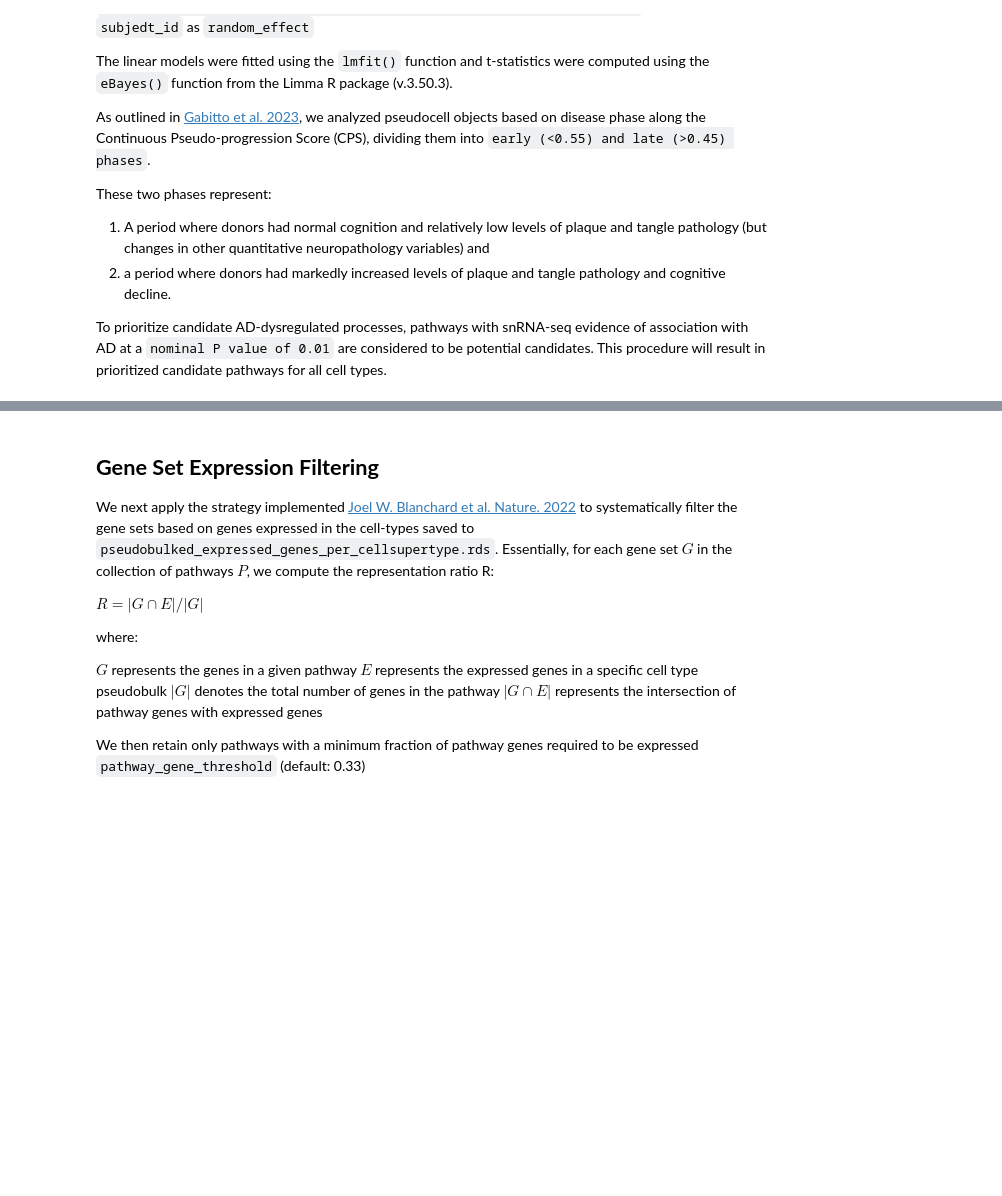
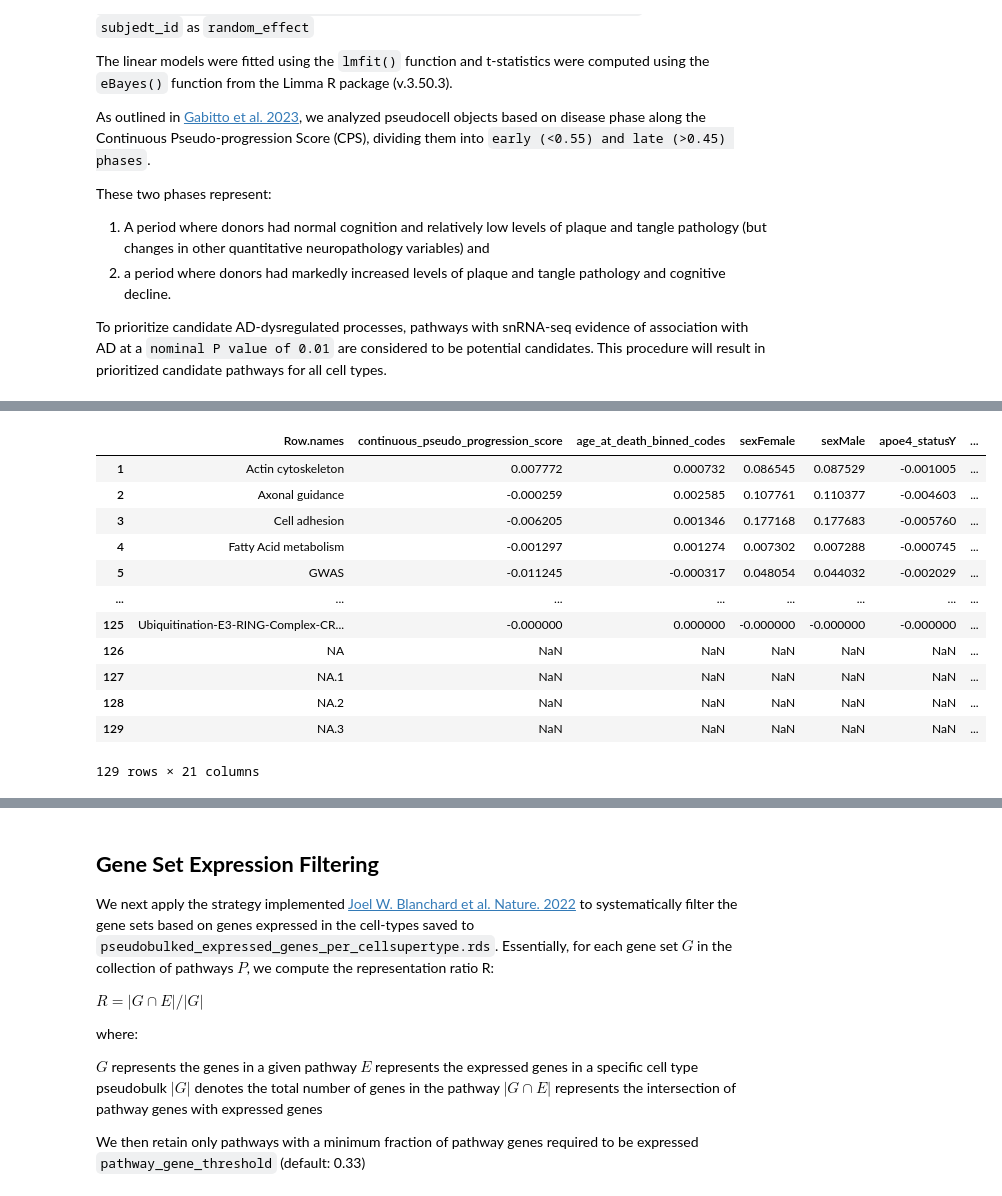
Before and after one commit to TemiLeke/cell_cell_communication, a Jupyter notebook: scripts/03_differential_pathway_activity.ipynb, the cells around one changed output, grey strips where cells are left out. Saved outputs shown, nothing was run; the diff lists cells and outputs as text; code cells hidden in the pictures; blank space fills up the shorter version.

```diff
--- a/scripts/03_differential_pathway_activity.ipynb
+++ b/scripts/03_differential_pathway_activity.ipynb
@@ -230,3 +288,22 @@ We have previously computed PAS scores for custom and standard gene sets in (`02
 source('../scripts/functions/helper_functions.r')
 
 pas_object <- readRDS(paste0(data_dir, "results/PAS/", "all_PAS.rds"))
+# %%
+for gs in curated_gene_set_db.names:
+    for method in pas_methods:
+        pseudo_genes_detected = helper_functions.update_pseudo_numeric_covariates(
+            pas_object[gs][method],
+            adata_annot = adata_annot,
+            covariate='Genes detected',
+            agg_method = 'count')
+
+        pseudo_number_of_umis = helper_functions.update_pseudo_numeric_covariates(
+            pas_object[gs][method],
+            adata_annot = adata_annot,
+            covariate='Number of UMIs',
+            agg_method = 'sum')
+
+        pas_object[gs][method].obs['pseudo_genes_detected'] = (pseudo_genes_detected - pseudo_genes_detected.min())/\
+                                                            (pseudo_genes_detected.max() - pseudo_genes_detected.min())
+        pas_object[gs][method].obs['pseudo_number_of_umis'] = (pseudo_number_of_umis - pseudo_number_of_umis.min())/\
+                                                            (pseudo_number_of_umis.max() - pseudo_number_of_umis.min())
@@ -232,0 +312,2 @@ pas_object <- readRDS(paste0(data_dir, "results/PAS/", "all_PAS.rds"))
+# %%
+cell_types = list(pas_object[gs][method].obs[cell_type_column].unique())
@@ -275 +513,17 @@ pas_object['gabitto']['AUCell'].obs
+# %%
+fit_result['gabitto']['AUCell']['Astrocyte']['early']['CPS']
+# %% [output]
+|  | Row.names | continuous_pseudo_progression_score | age_at_death_binned_codes | sexFemale | sexMale | apoe4_statusY | ... |
+| 1 | Actin cytoskeleton | 0.007772 | 0.000732 | 0.086545 | 0.087529 | -0.001005 | ... |
+| 2 | Axonal guidance | -0.000259 | 0.002585 | 0.107761 | 0.110377 | -0.004603 | ... |
+| 3 | Cell adhesion | -0.006205 | 0.001346 | 0.177168 | 0.177683 | -0.005760 | ... |
+| 4 | Fatty Acid metabolism | -0.001297 | 0.001274 | 0.007302 | 0.007288 | -0.000745 | ... |
+| 5 | GWAS | -0.011245 | -0.000317 | 0.048054 | 0.044032 | -0.002029 | ... |
+| ... | ... | ... | ... | ... | ... | ... | ... |
+| 125 | Ubiquitination-E3-RING-Complex-CR... | -0.000000 | 0.000000 | -0.000000 | -0.000000 | -0.000000 | ... |
+| 126 | NA | NaN | NaN | NaN | NaN | NaN | ... |
+| 127 | NA.1 | NaN | NaN | NaN | NaN | NaN | ... |
+| 128 | NA.2 | NaN | NaN | NaN | NaN | NaN | ... |
+| 129 | NA.3 | NaN | NaN | NaN | NaN | NaN | ... |
+129 rows × 21 columns
 # %%
```
Also changed, not shown: parts of 23 cells of this notebook, 16 other files.
